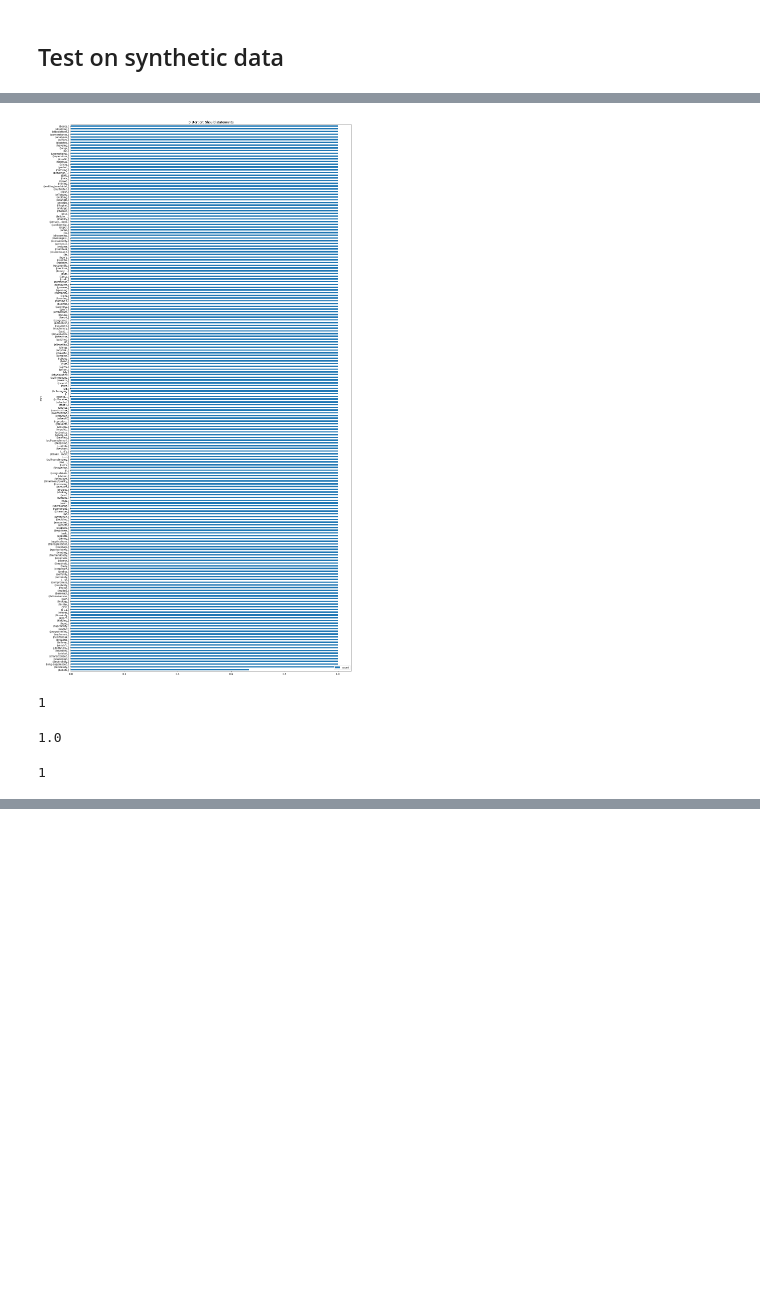
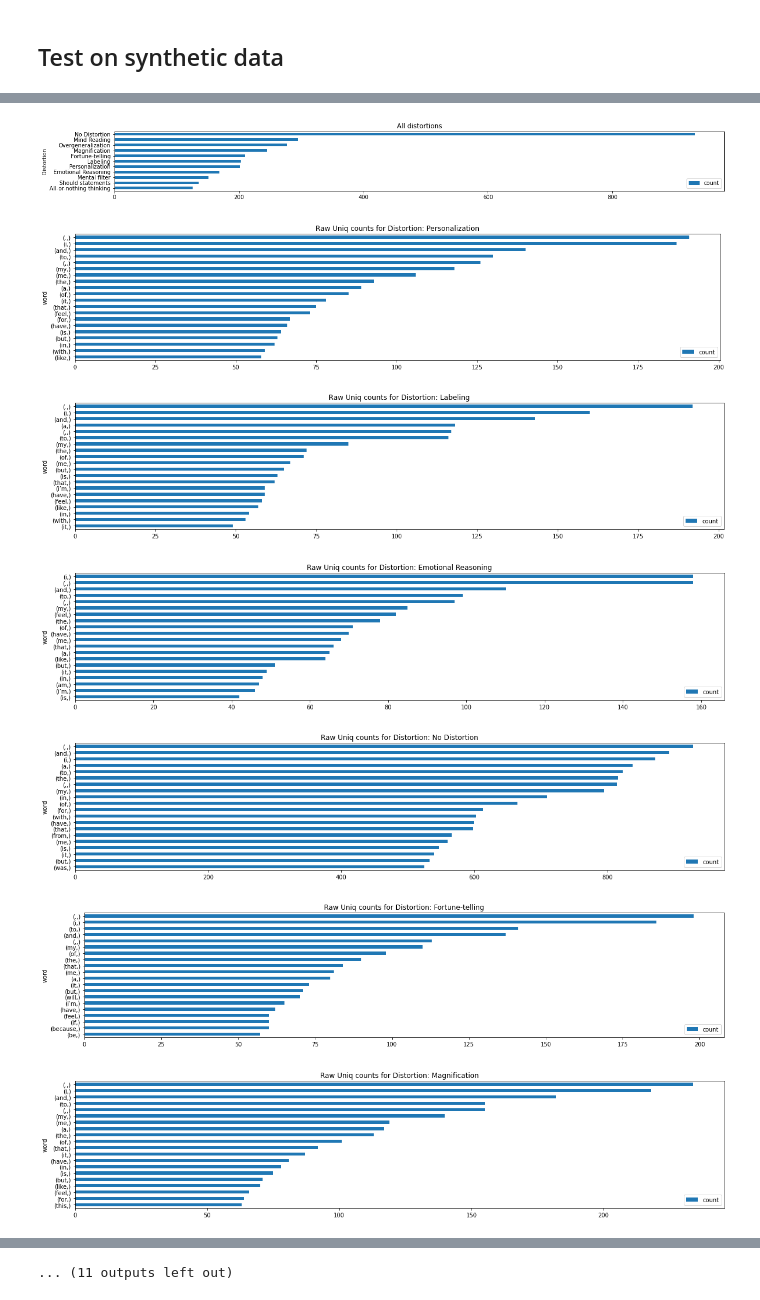
Before and after one commit to aigents/pygents, a Jupyter notebook: notebooks/nlp/sentiment/distortions_preliminary_data_checks.ipynb, the cells around one changed output, grey strips where cells are left out. Saved outputs shown, nothing was run; the diff lists cells and outputs as text; code cells hidden in the pictures; blank space fills up the shorter version.

```diff
--- a/notebooks/nlp/sentiment/distortions_preliminary_data_checks.ipynb
+++ b/notebooks/nlp/sentiment/distortions_preliminary_data_checks.ipynb
@@ -269,23 +294,35 @@ plot_debug_charts(n_gram_dicts, all_n_grams, norm_n_gram_dicts, 50)
-# %%
-n_gram_dicts, all_n_grams, norm_n_gram_dicts = count_ngrams_basic(sagar_path+"/Annotated_data.csv",1)
-plot_dict(
-            norm_n_gram_dicts['Personalization'],
-            labels="word",
-            values="count",
-            title=f"Distortion: {distortion}",
-            head=200
-        )
-# %% [output]
-[figure, removed]
-# %%
-all_n_grams[('kidding',)]
-# %% [output]
-1
-# %%
-norm_n_gram_dicts['Personalization'][('kidding',)]
-# %% [output]
-1.0
-# %%
-n_gram_dicts['Personalization'][('kidding',)]
-# %% [output]
-1
+# %%
+# Display graphs for all distortions
+plot_dict(
+            distortions,
+            labels="Distortion",
+            values="count",
+            title=f"All distortions",
+            head=20             # All
+        )
+
+for distortion, ngram_dict in uniq_n_gram_dicts.items():
+        plot_dict(
+            ngram_dict,
+            labels="word",
+            values="count",
+            title=f"Raw Uniq counts for Distortion: {distortion}",
+            head=20             # Top 20 n-grams
+        )
+
+for distortion, ngram_dict in norm_uniq_n_gram_dicts.items():
+        plot_dict(
+            ngram_dict,
+            labels="word",
+            values="count",
+            title=f"Normalized Uniq counts for Distortion: {distortion}",
+            head=20             # Top 20 n-grams
+        )
+# %% [output]
+[figure, added]
+[figure, added]
+[figure, added]
+[figure, added]
+[figure, added]
+[figure, added]
+[figure, added]
@@ -291,0 +334 @@ n_gram_dicts['Personalization'][('kidding',)]
+... (11 outputs left out)
```
Also changed, not shown: parts of 10 cells of this notebook, 1 other file.
